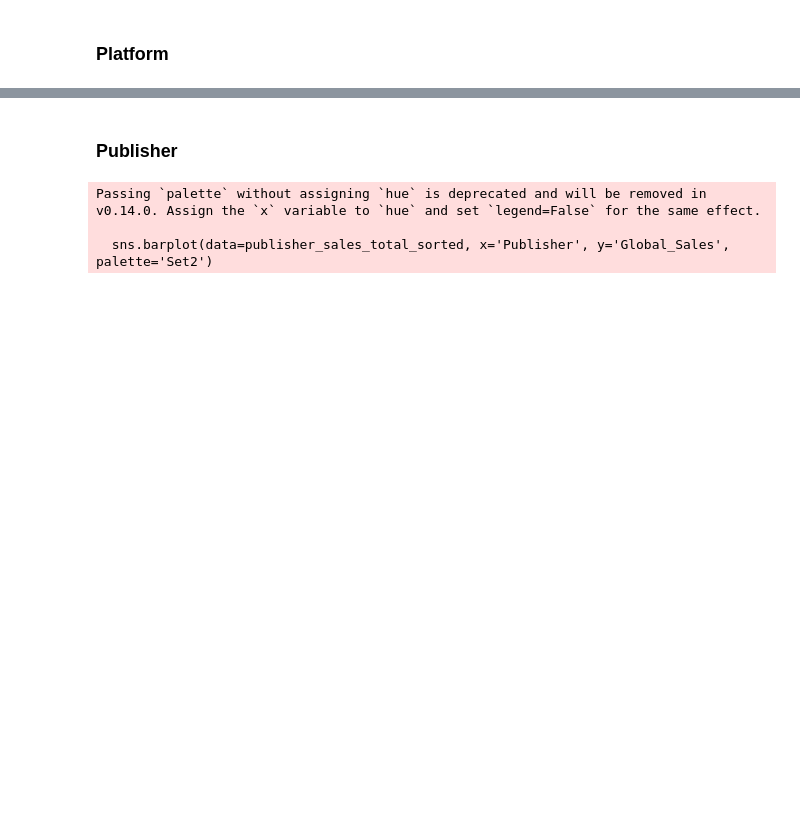
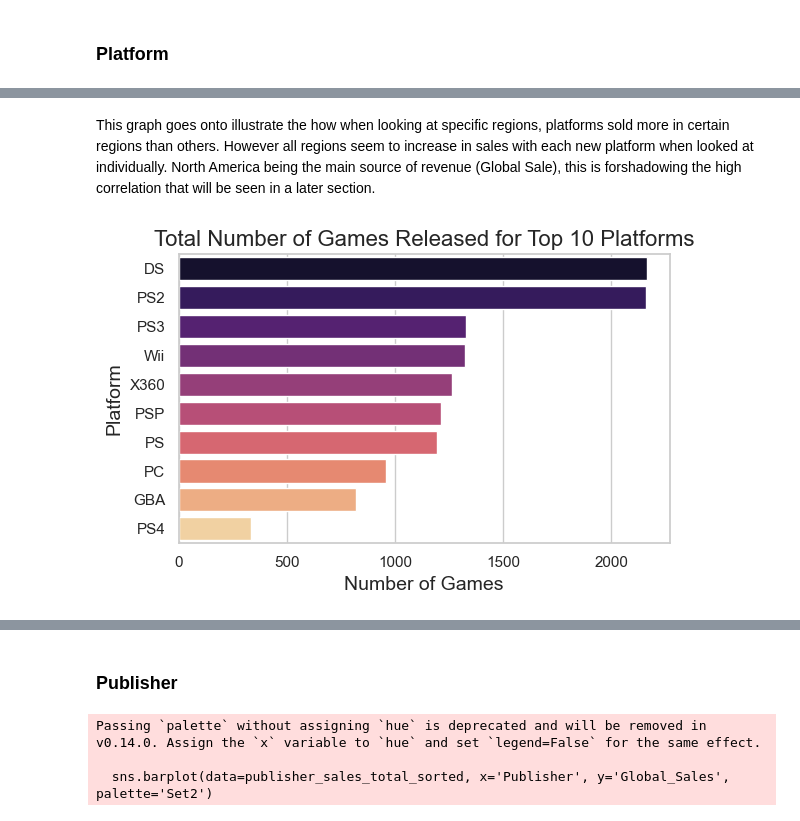
Before and after one commit to Shadowkj1/Analyzing_And_Predicting_Old_VideoGames, a Jupyter notebook: we_begin.ipynb, the cells around one changed output, grey strips where cells are left out. Cells and saved outputs as stored; diff of their text form; code cells hidden in the pictures; blank space fills up the shorter version.

```diff
--- a/we_begin.ipynb
+++ b/we_begin.ipynb
@@ -349,0 +410,26 @@ plt.show()
+# %% [markdown]
+This graph goes onto illustrate the how when looking at specific regions, platforms sold more in certain regions than others. However all regions seem to increase in sales with each new platform when looked at individually. North America being the main source of revenue (Global Sale), this is forshadowing the high correlation that will be seen in a later section.
+# %%
+# Plotting the total number of games released for Top 10 platforms
+platform_sales = vgsales.groupby('Platform').agg({'Global_Sales': 'sum'}).reset_index()
+
+top_10_platforms = platform_sales.nlargest(10, 'Global_Sales')['Platform']
+
+top_10_vgsales = vgsales[vgsales['Platform'].isin(top_10_platforms)]
+
+platform_game_counts = top_10_vgsales['Platform'].value_counts().reset_index()
+platform_game_counts.columns = ['Platform', 'Game Count']
+
+ax = sns.set_theme(style="whitegrid")
+
+plt.figure(figsize=(6, 4))
+sns.barplot(data=platform_game_counts, x='Game Count', y='Platform', palette='magma', hue='Platform', legend=False)
+
+plt.title('Total Number of Games Released for Top 10 Platforms', fontsize=16,)
+plt.xlabel('Number of Games', fontsize=14)
+plt.ylabel('Platform', fontsize=14)
+plt.tight_layout()
+
+plt.show()
+# %% [output]
+[figure, added]
```
Also changed, not shown: parts of 70 cells of this notebook.
